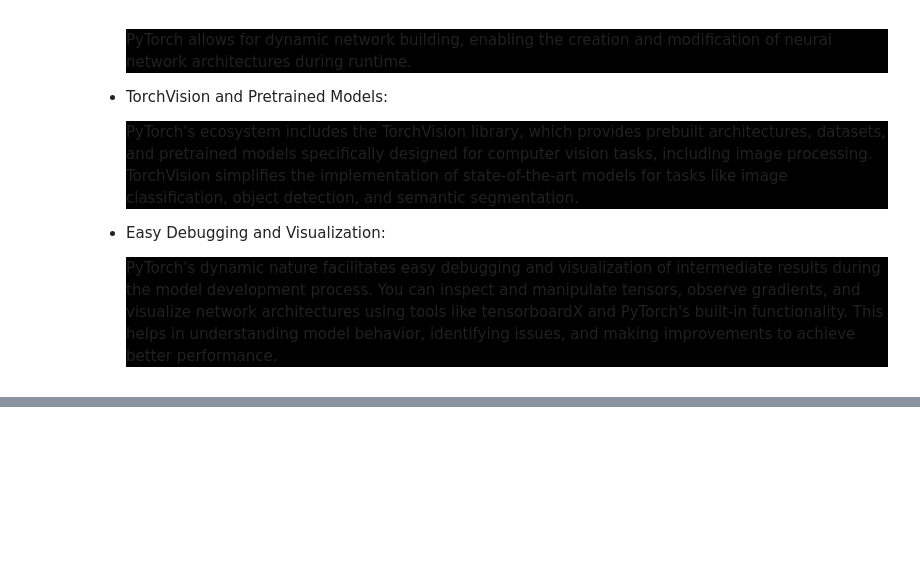
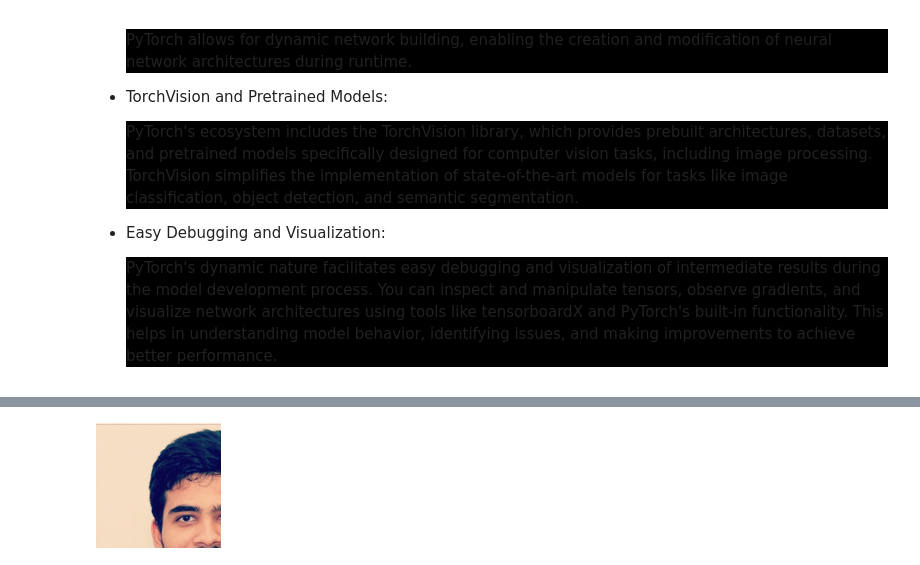
Before and after one commit to VIROOPAKSHC/NPTEL-Image-Processing-with-Python, a Jupyter notebook: Introduction.ipynb, the cells around one changed output, grey strips where cells are left out. Cells and saved outputs as stored; diff of their text form; code cells hidden in the pictures; blank space fills up the shorter version.

```diff
--- a/Introduction.ipynb
+++ b/Introduction.ipynb
@@ -302,0 +334,4 @@ models onto GPUs for accelerated processing.</p></li>
+# %%
+resized_img.crop(((0,0,125,125))) # provide left upper, and right lower coordinates
+# %% [output]
+[figure, added]
```
Also changed, not shown: parts of 20 cells of this notebook.
